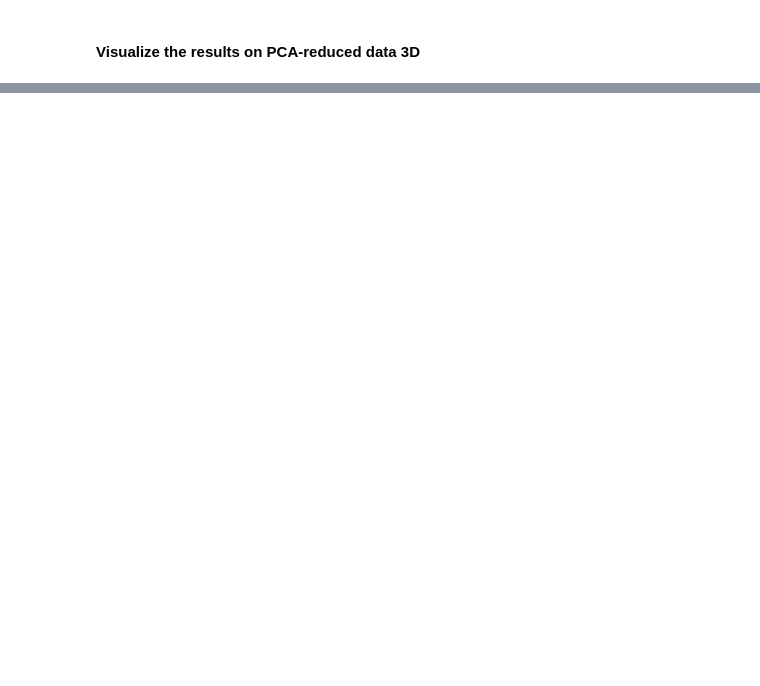
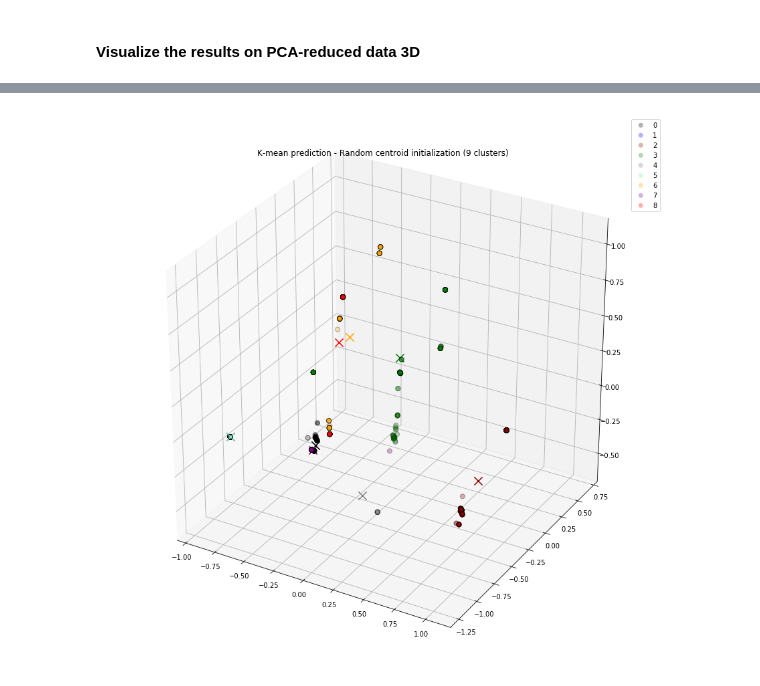
Before and after one commit to jbaquerot/SecurityDataScience, a Jupyter notebook: 06_KDD99_UnsupervisedLearning.ipynb, the cells around one changed output, grey strips where cells are left out. Cells and saved outputs as stored; diff of their text form; code cells hidden in the pictures; blank space fills up the shorter version.

```diff
--- a/06_KDD99_UnsupervisedLearning.ipynb
+++ b/06_KDD99_UnsupervisedLearning.ipynb
@@ -542,18 +896,20 @@ points3D = projectedDT.limit(n_points).rdd\
                        .toDF().toPandas()
 # %%
 from mpl_toolkits.mplot3d import Axes3D
-fig = plt.figure(figsize=(8,8))
+fig = plt.figure(figsize=(15, 15))
 ax = fig.gca(projection='3d')
 
 # Plot the clusters
 for i, color in zip(set(points3D.prediction), colors_):
     idx = np.where( points3D.prediction == i)
     ax.scatter(points3D.values[idx, 2], points3D.values[idx, 3], points3D.values[idx, 4],
                c=color, label=i, s=50, alpha = 0.3,
                edgecolors='none')
     # Plot the centroids as X
     ax.scatter(centers3D.values[i, 1], centers3D.values[i, 2], centers3D.values[i, 3],
                marker='x', linewidths=3, s = 150,
                color=color, zorder=10)
-ax.set_title('K-mean prediction - Random centroid initialization (11 clusters)')
+ax.set_title('K-mean prediction - Random centroid initialization (9 clusters)')
 ax.legend();
+# %% [output]
+[figure, added]
```
Also changed, not shown: parts of 50 cells of this notebook.
